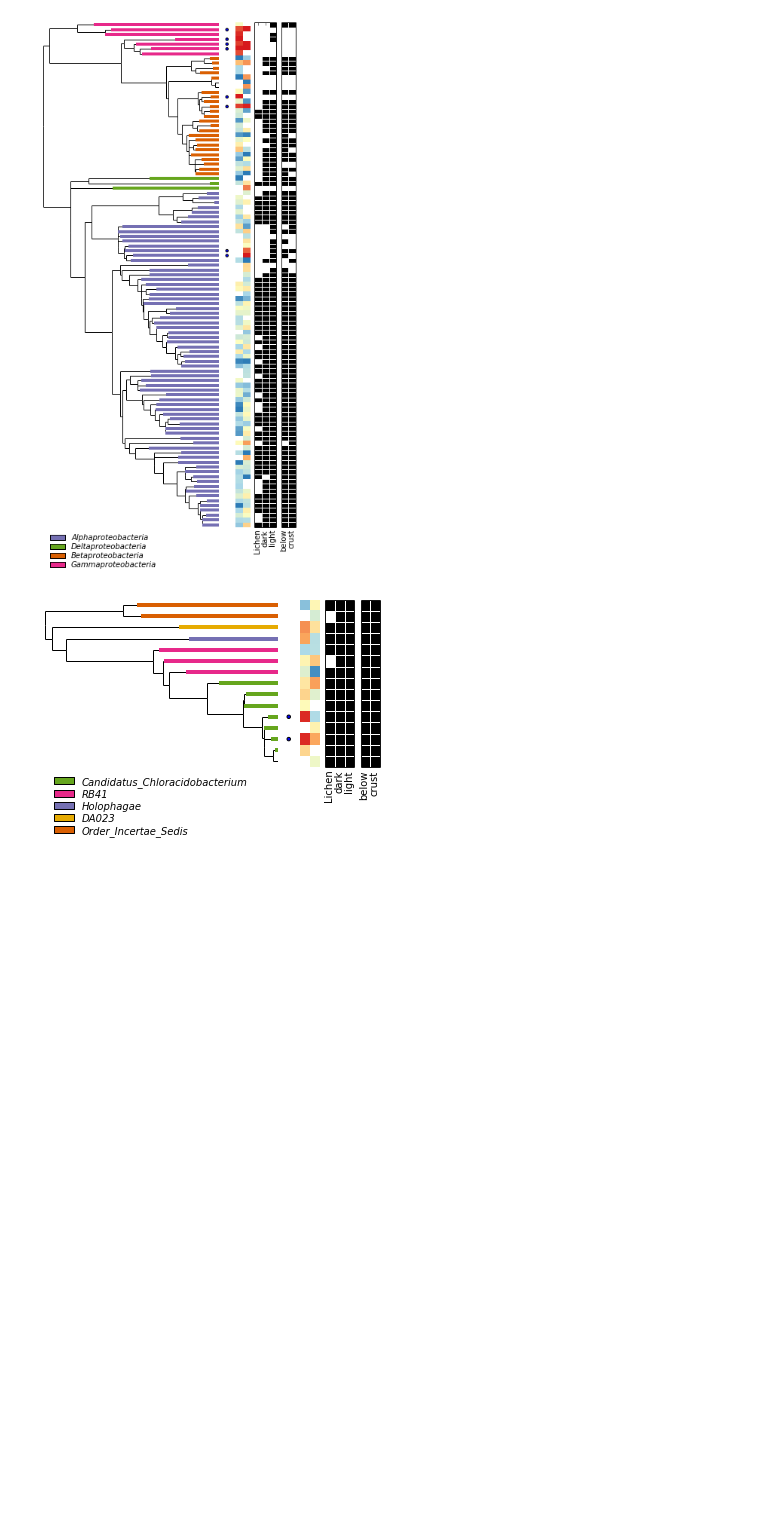
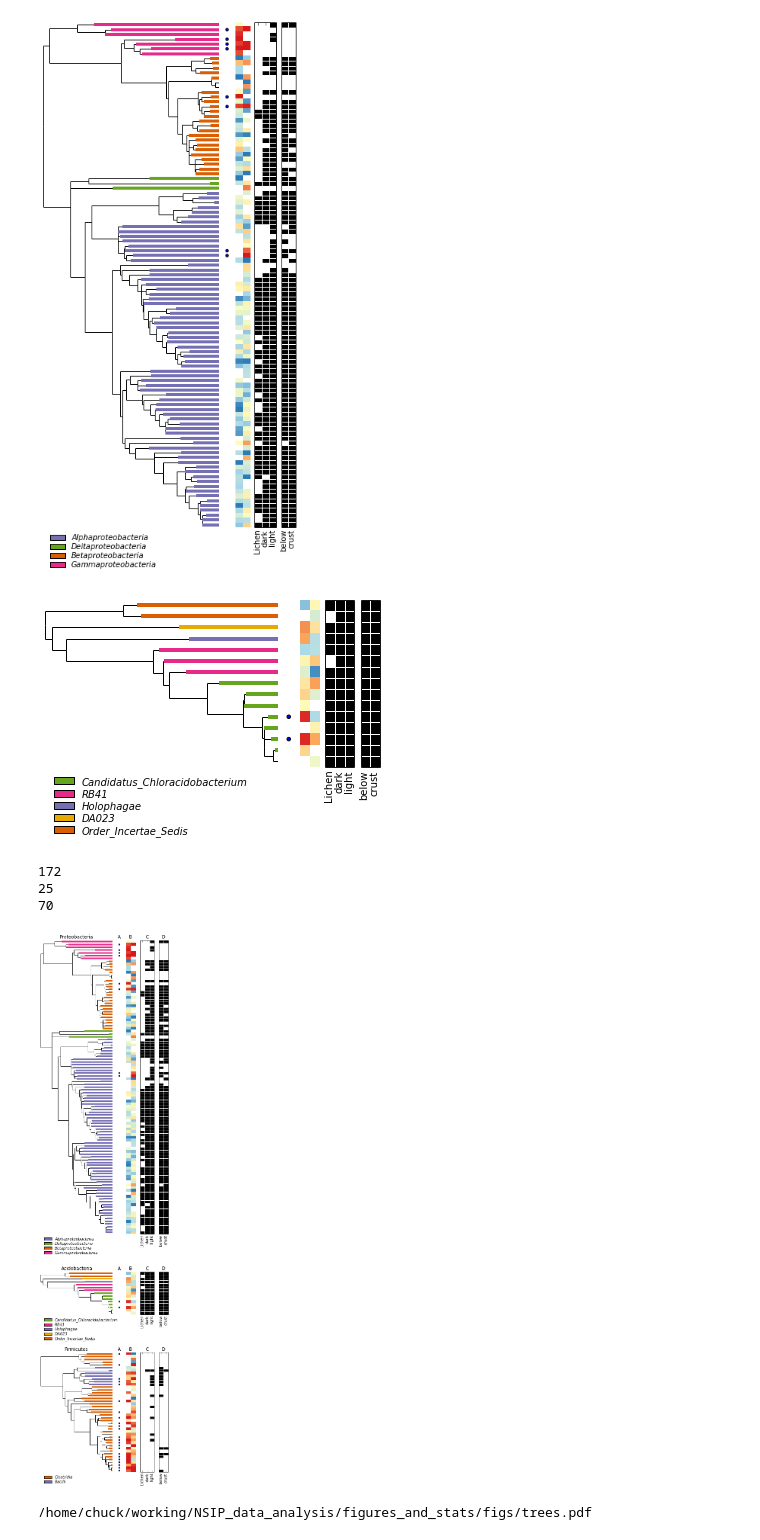
Before and after one commit to chuckpr/NSIP_data_analysis, a Jupyter notebook: figures_and_stats/trees.ipynb, the cells around one changed output. Drawn from its saved outputs; the diff is of its cells as text; code cells hidden in the pictures; blank space fills up the shorter version.

```diff
--- a/figures_and_stats/trees.ipynb
+++ b/figures_and_stats/trees.ipynb
@@ -87,6 +87,7 @@ def heatmap(tdf, df_l2fc, ax):
     ax.set_xticks([])
     ax.set_yticks([])
     ax.set_ylim(ax.get_ylim()[::-1]) #I don't know why imshow swithces this around...
+    ax.set_title("B")
     return ax
 
 def scatter(tdf, df_l2fc, ax, pt_size = 12):
@@ -101,6 +102,7 @@ def scatter(tdf, df_l2fc, ax, pt_size = 12):
     ax.xaxis.tick_top()
     ax.set_yticks([])
     ax.set_xticks([])
+    ax.set_title("A")
     return ax
 
 def gp_heatmap(mdf, tdf, ax):
@@ -120,6 +122,7 @@ def gp_heatmap(mdf, tdf, ax):
     ax.pcolor(arange(4) + 1, Y.values, z, edgecolors='w', linewidths=1, cmap="Greys")
     ax.set_xticks(arange(3) + 1.5)
     ax.set_xticklabels(["Lichen","dark","light"], rotation = "vertical", ha = "center")
+    ax.set_title("C")
     ax.set_yticks([])
 
 def steven_heatmap(mdf, tdf, ax):
@@ -139,6 +142,7 @@ def steven_heatmap(mdf, tdf, ax):
     ax.pcolor(arange(3) + 1, Y.values, z, edgecolors='w', linewidths=1, cmap=cmap)
     ax.set_xticks(arange(2) + 1.5)
     ax.set_xticklabels(["below","crust"], rotation = "vertical", ha = "center")
+    ax.set_title("D")
     ax.set_yticks([])
 
 def tree(tdf, tax_colors, ax, lw_tax = 2, leg_spacing = 0.25):
@@ -253,3 +258,43 @@ ax5 = fig.add_subplot(gs[4], sharey = ax)
 steven_heatmap(mdf, tdf, ax5)
 # %% [output]
 [figure]
+# %%
+for i, phylum in zip(range(3), ["Proteobacteria","Acidobacteria","Firmicutes"]):
+    OTUs = df_l2fc[df_l2fc["Rank2"]==phylum]["OTU"]
+    print len(OTUs)
+# %% [output]
+172
+25
+70
+# %%
+fig = plt.figure()
+fig.set_size_inches([6,25])
+gs = gridspec.GridSpec(3, 5, hspace=0.25, height_ratios=[172,25,70], width_ratios=[15,1,2,3,2])
+
+for i, phylum in zip(range(0,15,5), ["Proteobacteria","Acidobacteria","Firmicutes"]):
+
+    ax = plt.subplot(gs[i])
+    OTUs = df_l2fc[df_l2fc["Rank2"]==phylum]["OTU"]
+    %Rpush OTUs
+    tdf = get_tree_df("prune_taxa(as.character(OTUs), physeq.nsip)")
+    tax_colord = get_tax_colordict(tdf, "Rank3")
+    tree(tdf, tax_colord, ax, leg_spacing=0, lw_tax=4)
+    ax.set_title(phylum)
+    i += 1
+
+    ax3 = plt.subplot(gs[i], sharey = ax)
+    scatter(tdf, df_l2fc, ax3)
+    i += 1
+
+    ax2 = plt.subplot(gs[i], sharey = ax)
+    heatmap(tdf, df_l2fc, ax2)
+    i += 1
+
+    ax4 = fig.add_subplot(gs[i], sharey = ax)
+    gp_heatmap(mdf, tdf, ax4)
+    i += 1
+
+    ax5 = fig.add_subplot(gs[i], sharey = ax)
+    steven_heatmap(mdf, tdf, ax5)
+# %% [output]
+[figure, added]
@@ -255,0 +303,4 @@ steven_heatmap(mdf, tdf, ax5)
+# %%
+FileLink("figs/trees.pdf")
+# %% [output]
+/home/chuck/working/NSIP_data_analysis/figures_and_stats/figs/trees.pdf
```
Also changed, not shown: parts of 2 cells of this notebook.
